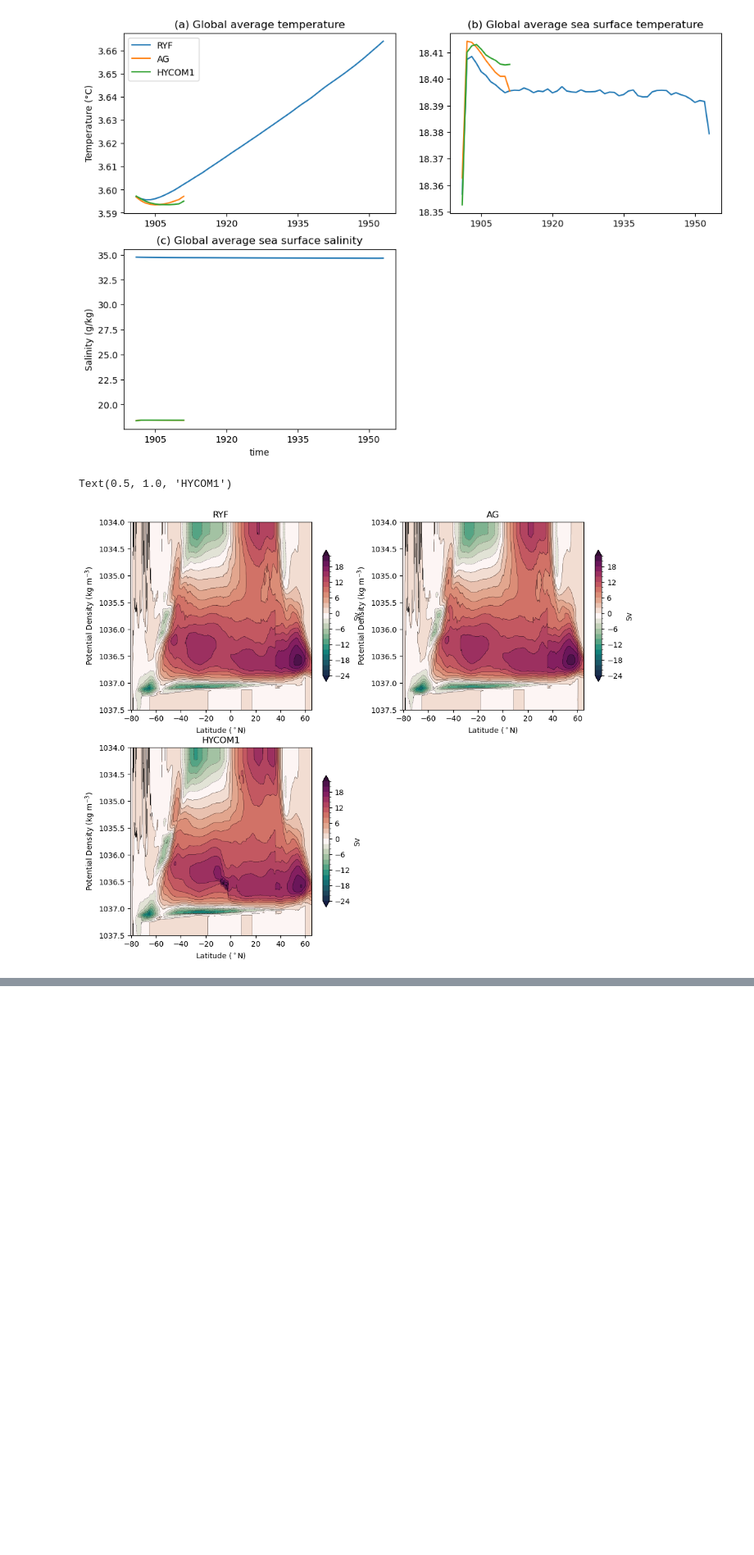
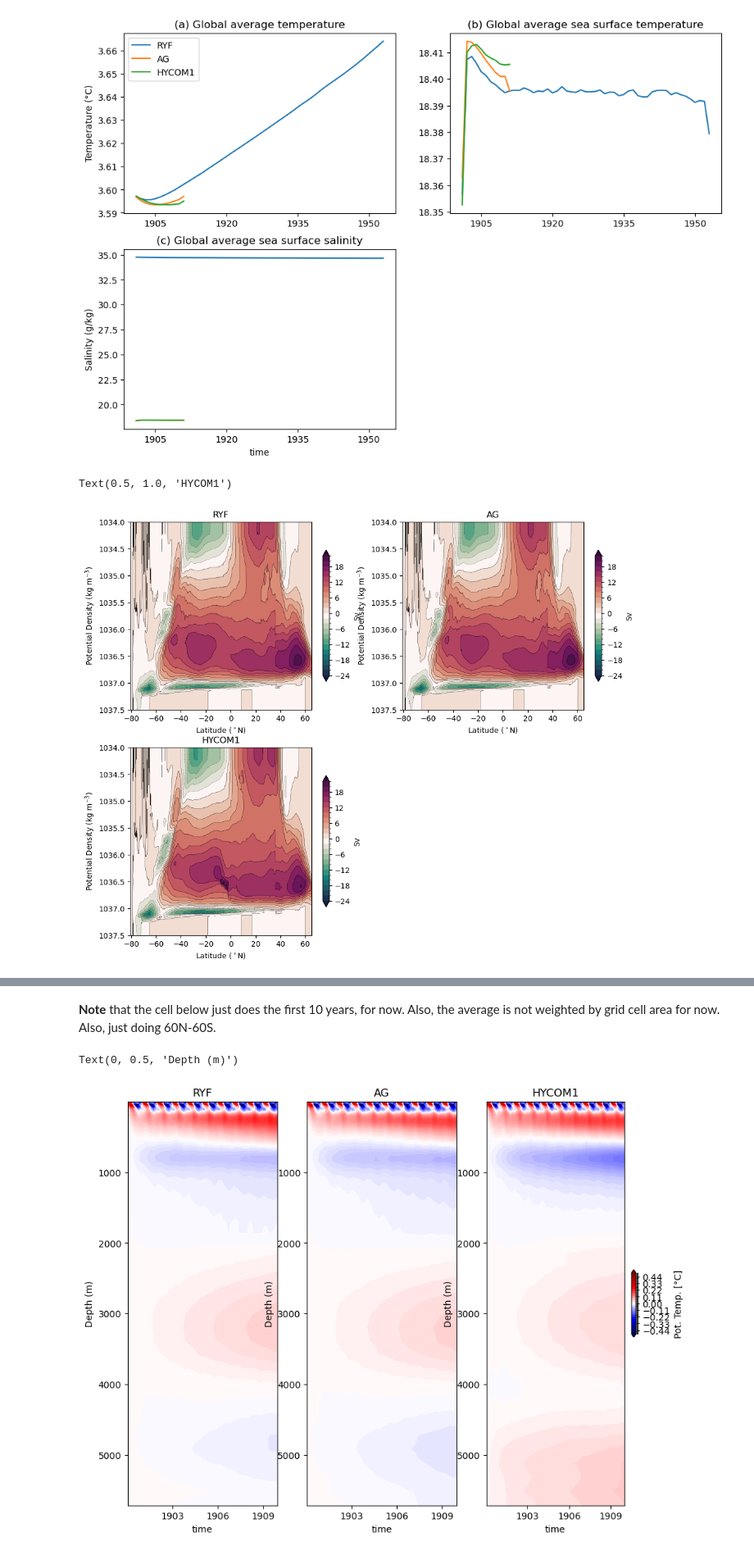
Before and after one commit to AndyHoggANU/anu-tub, a Jupyter notebook: diagnostics/ACCESS-OM3-Testing.ipynb, the cells around one changed output, grey strips where cells are left out. Shown at 82% size. Saved outputs shown, nothing was run; the diff lists cells and outputs as text; code cells hidden in the pictures; blank space fills up the shorter version.

```diff
--- a/diagnostics/ACCESS-OM3-Testing.ipynb
+++ b/diagnostics/ACCESS-OM3-Testing.ipynb
@@ -444,0 +466,58 @@ Text(0, 0.5, '')
+# %% [markdown]
+**Note** that the cell below just does the first 10 years, for now.
+Also, the average is not weighted by grid cell area for now.
+Also, just doing 60N-60S.
+# %%
+tavg_ryf = temp_ryf['temp'].isel(time=slice(0,120)).mean('yh').mean('xh').load()
+tavg_ag = temp_ag['temp'].mean('yh').mean('xh').load()
+tavg_h1 = temp_h1['temp'].mean('yh').mean('xh').load()
+# %%
+plt.figure(figsize=(10,8))
+
+plt.subplot(131)
+(tavg_ryf-tavg_ryf.isel(time=0)).transpose().plot.contourf(
+    levels=101,
+    vmin=-0.5,
+    vmax=0.5,
+    extend="both",
+    cmap='seismic',
+    add_colorbar=False,
+    #cbar_kwargs={"label": "\n".join(wrap(f"{om2model.attrs['long_name']} [{om2model.attrs['units']}]", 45)),
+    #             "fraction": 0.03, "aspect": 15, "shrink": 0.7},
+)
+plt.gca().invert_yaxis()
+plt.title('RYF')
+plt.ylabel('Depth (m)')
+
+plt.subplot(132)
+(tavg_ag-tavg_ag.isel(time=0)).transpose().plot.contourf(
+    levels=101,
+    vmin=-0.5,
+    vmax=0.5,
+    extend="both",
+    cmap='seismic',
+    add_colorbar=False,
+    #cbar_kwargs={"label": "\n".join(wrap(f"{om2model.attrs['long_name']} [{om2model.attrs['units']}]", 45)),
+    #             "fraction": 0.03, "aspect": 15, "shrink": 0.7},
+)
+plt.gca().invert_yaxis()
+plt.title('AG')
+plt.ylabel('Depth (m)')
+
+plt.subplot(133)
+(tavg_h1-tavg_h1.isel(time=0)).transpose().plot.contourf(
+    levels=101,
+    vmin=-0.5,
+    vmax=0.5,
+    extend="both",
+    cmap='seismic',
+    #add_colorbar=False,
+    cbar_kwargs={"label": "Pot. Temp. [°C]",
+                 "fraction": 0.03, "aspect": 15, "shrink": 0.7},
+)
+plt.gca().invert_yaxis()
+plt.title('HYCOM1')
+plt.ylabel('Depth (m)')
+# %% [output]
+Text(0, 0.5, 'Depth (m)')
+[figure, added]
```
Also changed, not shown: parts of 4 cells of this notebook.
